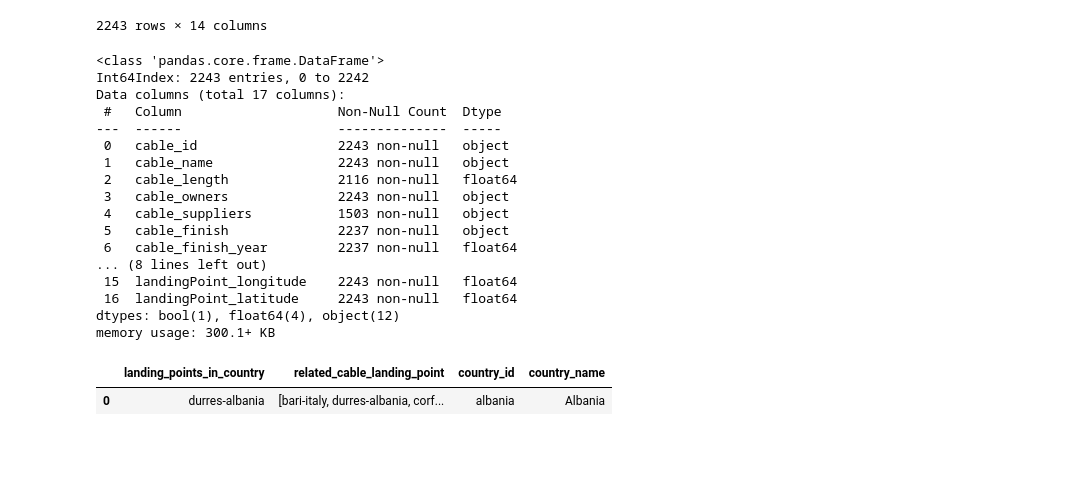
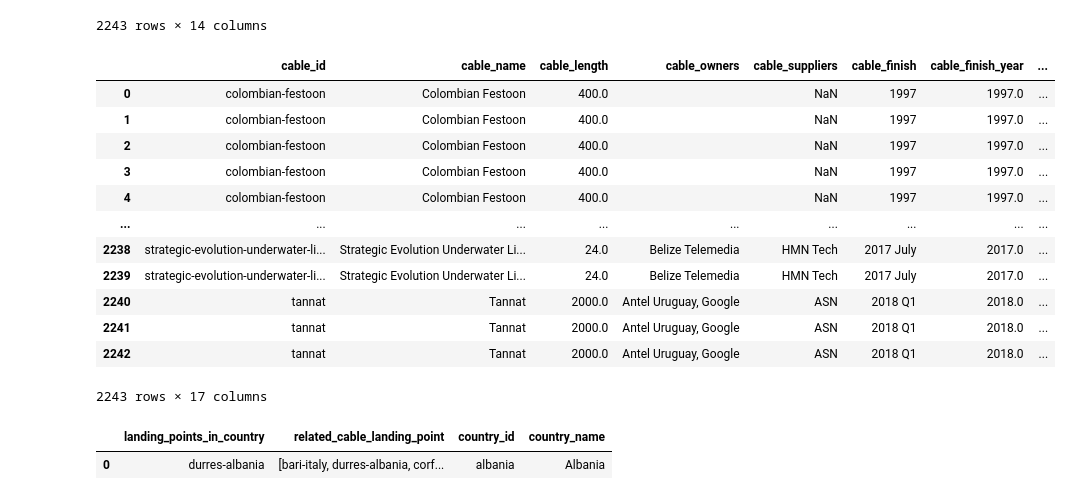
Before and after one commit to Hypergear/UCL_Dissertation, a Jupyter notebook: Code/submarine_cable.ipynb, the cells around one changed output. Drawn from its saved outputs; the diff is of its cells as text; code cells hidden in the pictures; blank space fills up the shorter version.

```diff
--- a/Code/submarine_cable.ipynb
+++ b/Code/submarine_cable.ipynb
@@ -90,5 +90,30 @@ df_all_cables
 | 2241 | tannat | Tannat | 2000.0 | Antel Uruguay, Google | ASN | 2018 Q1 | 2018.0 | ... |
 | 2242 | tannat | Tannat | 2000.0 | Antel Uruguay, Google | ASN | 2018 Q1 | 2018.0 | ... |
 2243 rows × 14 columns
+# %%
+with open(landingPoint_path,'r') as f:
+    landingPoint_data = json.loads(f.read())
+df_all_landingPoint = pd.json_normalize(landingPoint_data,record_path =['features']).rename(columns={'type':'landingPoint_type', 'properties.id':'landingPoint_id', 'properties.name':'landingPoint_name', 'properties.is_tbd':'landingPoint_is_tbd', 'geometry.type':'landingPoint_geo_type', 'geometry.coordinates':'landingPoint_coordinates'}) # .to_csv('/Users/dijiongyuequ/Downloads/landing.csv')
+df_all_landingPoint =df_all_landingPoint[['landingPoint_id', 'landingPoint_coordinates']]
+df_all_landingPoint['landingPoint_longitude'] = df_all_landingPoint['landingPoint_coordinates'].apply(lambda x:x[0])
+df_all_landingPoint['landingPoint_latitude'] = df_all_landingPoint['landingPoint_coordinates'].apply(lambda x:x[1])
+
+df_all_cables_withGeo = pd.merge(df_all_cables, df_all_landingPoint, how='left', on=['landingPoint_id', 'landingPoint_id'])
+
+df_all_cables_withGeo
+# %% [output]
+|  | cable_id | cable_name | cable_length | cable_owners | cable_suppliers | cable_finish | cable_finish_year | ... |
+| 0 | colombian-festoon | Colombian Festoon | 400.0 |  | NaN | 1997 | 1997.0 | ... |
+| 1 | colombian-festoon | Colombian Festoon | 400.0 |  | NaN | 1997 | 1997.0 | ... |
+| 2 | colombian-festoon | Colombian Festoon | 400.0 |  | NaN | 1997 | 1997.0 | ... |
+| 3 | colombian-festoon | Colombian Festoon | 400.0 |  | NaN | 1997 | 1997.0 | ... |
+| 4 | colombian-festoon | Colombian Festoon | 400.0 |  | NaN | 1997 | 1997.0 | ... |
+| ... | ... | ... | ... | ... | ... | ... | ... | ... |
+| 2238 | strategic-evolution-underwater-li... | Strategic Evolution Underwater Li... | 24.0 | Belize Telemedia | HMN Tech | 2017 July | 2017.0 | ... |
+| 2239 | strategic-evolution-underwater-li... | Strategic Evolution Underwater Li... | 24.0 | Belize Telemedia | HMN Tech | 2017 July | 2017.0 | ... |
+| 2240 | tannat | Tannat | 2000.0 | Antel Uruguay, Google | ASN | 2018 Q1 | 2018.0 | ... |
+| 2241 | tannat | Tannat | 2000.0 | Antel Uruguay, Google | ASN | 2018 Q1 | 2018.0 | ... |
+| 2242 | tannat | Tannat | 2000.0 | Antel Uruguay, Google | ASN | 2018 Q1 | 2018.0 | ... |
+2243 rows × 17 columns
 # %%
 # Export to csv
@@ -96,30 +121,3 @@ df_all_cables.to_csv('/Users/dijiongyuequ/Downloads/tem.csv')
-# %%
-with open(landingPoint_path,'r') as f:
-    landingPoint_data = json.loads(f.read())
-df_all_landingPoint = pd.json_normalize(landingPoint_data,record_path =['features']).rename(columns={'type':'landingPoint_type', 'properties.id':'landingPoint_id', 'properties.name':'landingPoint_name', 'properties.is_tbd':'landingPoint_is_tbd', 'geometry.type':'landingPoint_geo_type', 'geometry.coordinates':'landingPoint_coordinates'}) # .to_csv('/Users/dijiongyuequ/Downloads/landing.csv')
-df_all_landingPoint =df_all_landingPoint[['landingPoint_id', 'landingPoint_coordinates']]
-df_all_landingPoint['landingPoint_longitude'] = df_all_landingPoint['landingPoint_coordinates'].apply(lambda x:x[0])
-df_all_landingPoint['landingPoint_latitude'] = df_all_landingPoint['landingPoint_coordinates'].apply(lambda x:x[1])
-
-df_all_cables_withGeo = pd.merge(df_all_cables, df_all_landingPoint, how='left', on=['landingPoint_id', 'landingPoint_id'])
-# %% [output]
-<class 'pandas.core.frame.DataFrame'>
-Int64Index: 2243 entries, 0 to 2242
-Data columns (total 17 columns):
- #   Column                    Non-Null Count  Dtype
----  ------                    --------------  -----
- 0   cable_id                  2243 non-null   object
- 1   cable_name                2243 non-null   object
- 2   cable_length              2116 non-null   float64
- 3   cable_owners              2243 non-null   object
- 4   cable_suppliers           1503 non-null   object
- 5   cable_finish              2237 non-null   object
- 6   cable_finish_year         2237 non-null   float64
-... (8 lines left out)
- 15  landingPoint_longitude    2243 non-null   float64
- 16  landingPoint_latitude     2243 non-null   float64
-dtypes: bool(1), float64(4), object(12)
-memory usage: 300.1+ KB
 # %%
 # Country data
 with open('/Users/dijiongyuequ/Downloads/GitHub/UCL_Dessertation/Dataset/SubmarineCableMap/v3/country/albania.json','r') as f:
```
Also changed, not shown: parts of 1 cell of this notebook.
